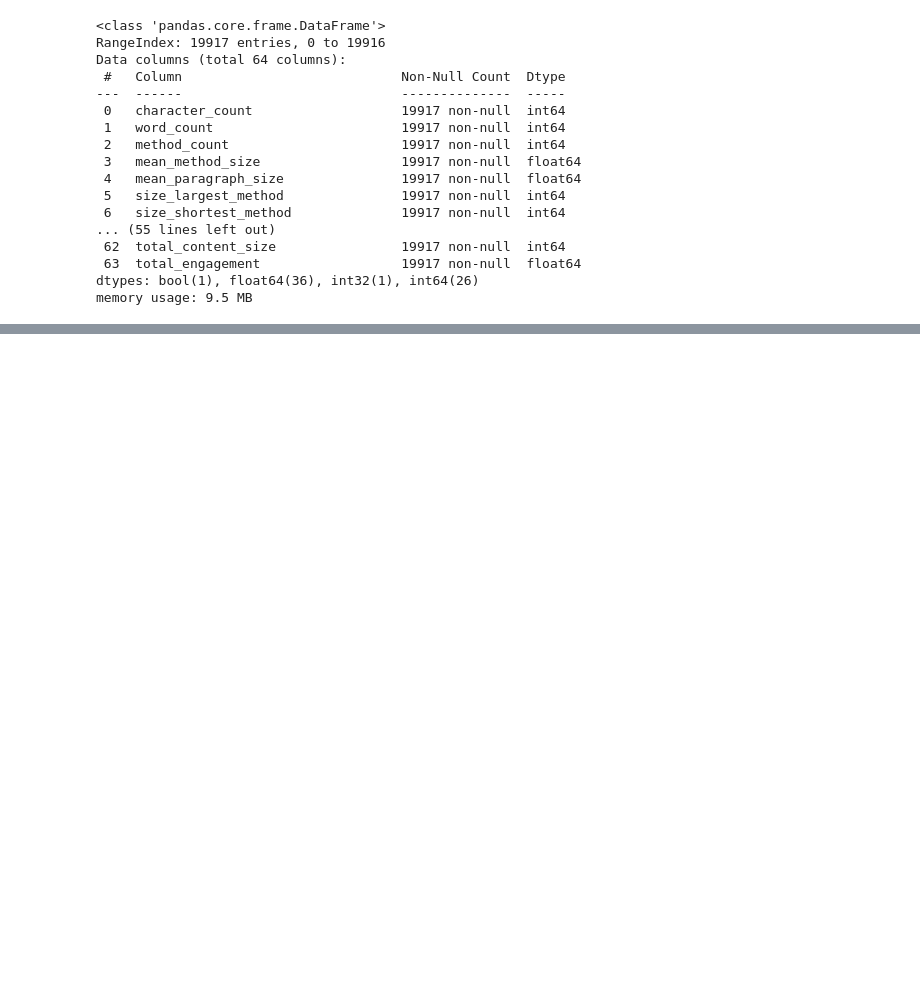
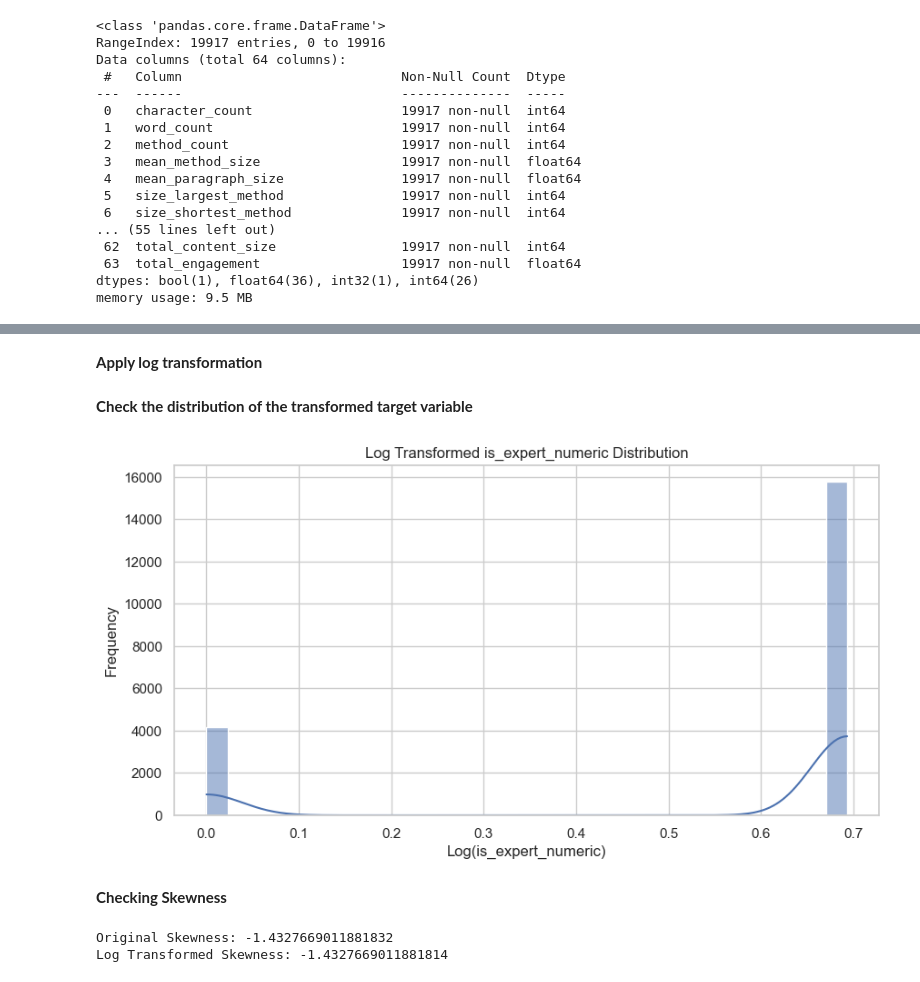
Before and after one commit to joachinhimself/Predictive-Analysis-On-WikiHow-Dataset, a Jupyter notebook: Notebook/Predictive Analysis On WikiHow Dataset.ipynb, the cells around one changed output, grey strips where cells are left out. Saved outputs shown, nothing was run; the diff lists cells and outputs as text; code cells hidden in the pictures; blank space fills up the shorter version.

```diff
--- a/Notebook/Predictive Analysis On WikiHow Dataset.ipynb
+++ b/Notebook/Predictive Analysis On WikiHow Dataset.ipynb
@@ -709,0 +1407,29 @@ memory usage: 9.5 MB
+# %% [markdown]
+**Apply log transformation**
+# %%
+# Adding 1 to avoid log(0) issues
+df_2['log_target'] = np.log1p(df_2['is_expert_numeric'])
+# %% [markdown]
+**Check the distribution of the transformed target variable**
+# %%
+plt.figure(figsize=(10, 5))
+sns.histplot(df_2['log_target'], bins=30, kde=True)
+plt.title('Log Transformed is_expert_numeric Distribution')
+plt.xlabel('Log(is_expert_numeric)')
+plt.ylabel('Frequency')
+plt.show()
+# %% [output]
+[figure, added]
+# %% [markdown]
+**Checking Skewness**
+# %%
+from scipy.stats import skew
+
+original_skewness = skew(df_2['is_expert_numeric'])
+log_skewness = skew(df_2['log_target'])
+
+print(f"Original Skewness: {original_skewness}")
+print(f"Log Transformed Skewness: {log_skewness}")
+# %% [output]
+Original Skewness: -1.4327669011881832
+Log Transformed Skewness: -1.4327669011881814
```
Also changed, not shown: parts of 126 cells of this notebook, 1 other file.
